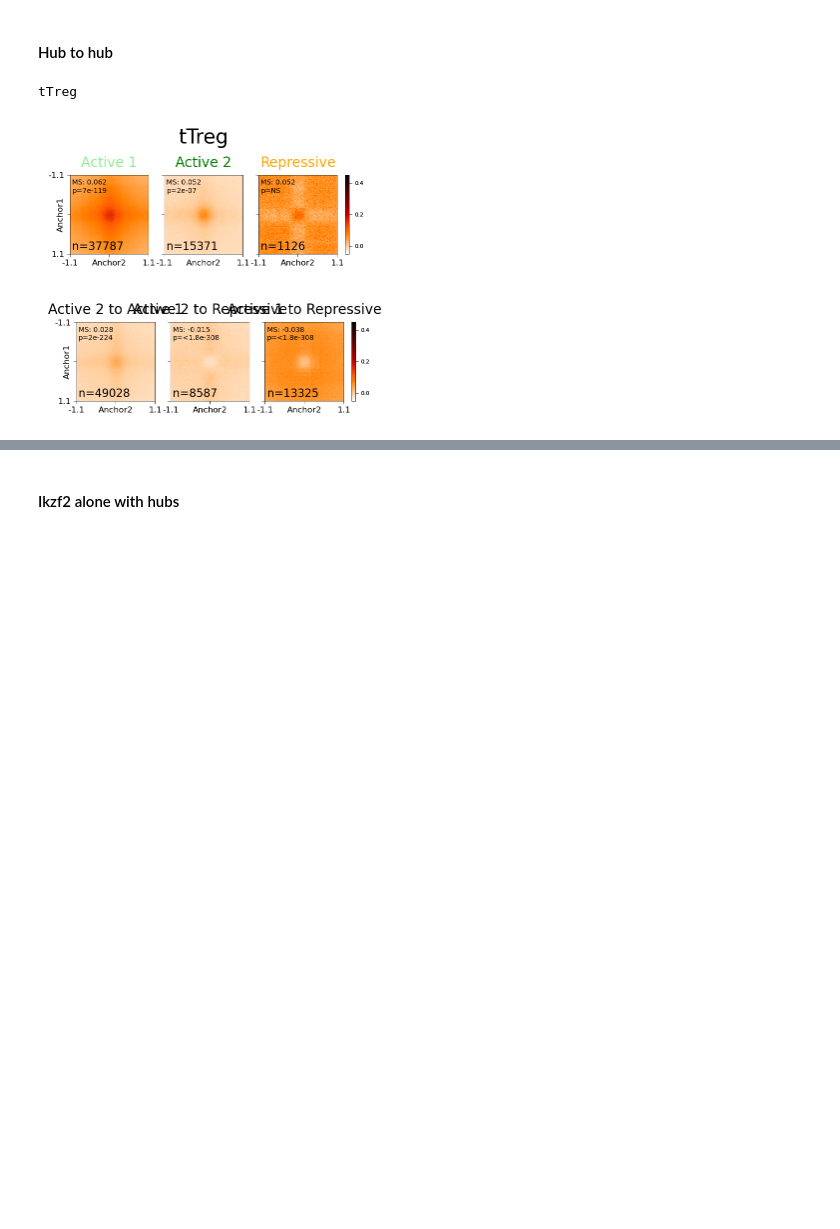
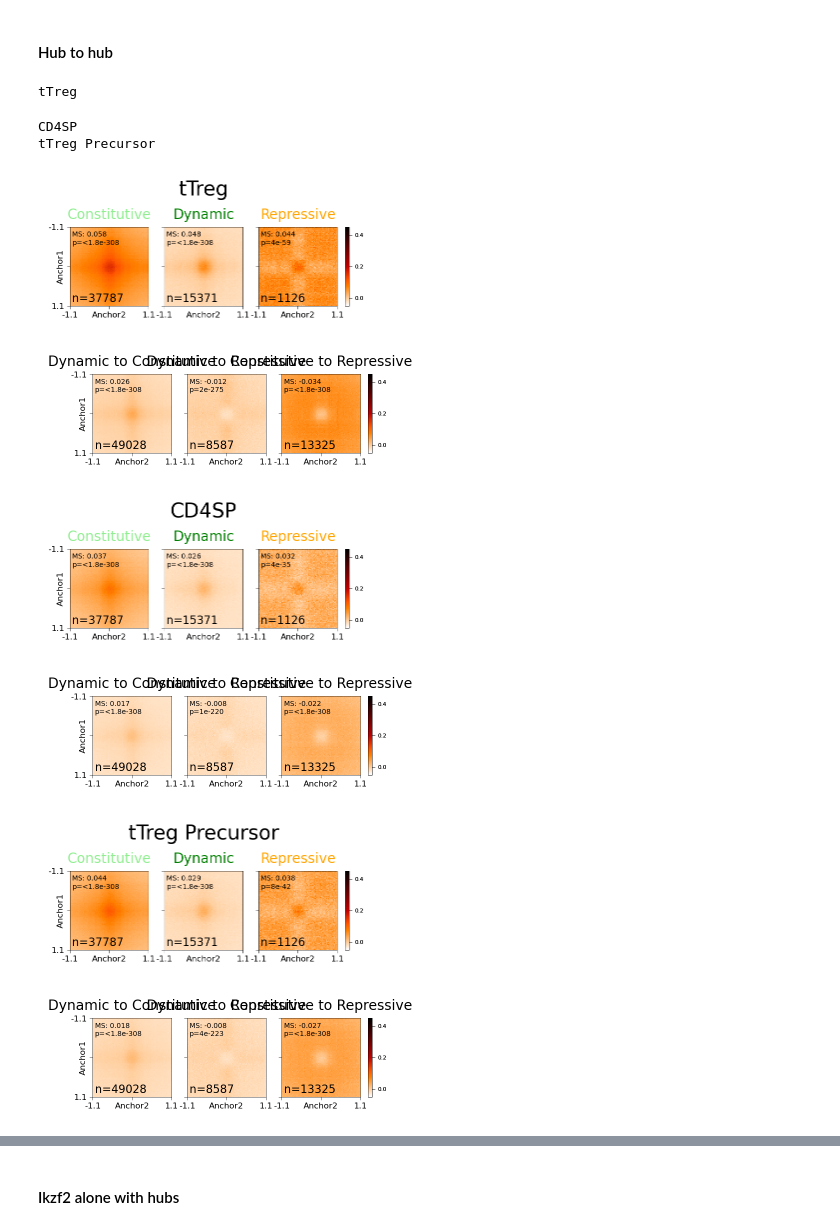
Before and after one commit to pritykinlab/metadomain_paper, a Jupyter notebook: pileups/Pileup_Sakaguchi HiChIP Hubs.ipynb, the cells around one changed output, grey strips where cells are left out. Drawn from its saved outputs; the diff is of its cells as text; code cells hidden in the pictures; blank space fills up the shorter version.

```diff
--- a/pileups/Pileup_Sakaguchi HiChIP Hubs.ipynb
+++ b/pileups/Pileup_Sakaguchi HiChIP Hubs.ipynb
@@ -10,16 +13,13 @@ reload(make_figure4)
 from make_figure4 import *
 import pickle
 
-goodinds = pickle.load(open('./for_snipping/goodinds', 'rb'))
-merged_clustdict = pickle.load(open('./for_snipping/merged_clustdict', 'rb'))
-merged_inds_to_subset = pickle.load(open('./for_snipping/merged_inds_to_subset', 'rb'))
-
-
-cooldict_50kb = pickle.load(open('./for_snipping/cooldict_50kb', 'rb'))
-ind_to_gene = pickle.load(open('./for_snipping/ind_to_gene', 'rb'))
-all_ind_to_region = pickle.load(open('./for_snipping/all_ind_to_region', 'rb'))
-
-my_treg_comp = pickle.load(open('./for_snipping/my_treg_comp', 'rb'))
+goodinds = pickle.load(open('./intermediate_files/goodinds', 'rb'))
+merged_clustdict = pickle.load(open('./intermediate_files/merged_clustdict', 'rb'))
+merged_inds_to_subset = pickle.load(open('./intermediate_files/merged_inds_to_subset', 'rb'))
+cooldict_50kb = pickle.load(open('./intermediate_files/cooldict_50kb', 'rb'))
+ind_to_gene = pickle.load(open('./intermediate_files/ind_to_gene', 'rb'))
+all_ind_to_region = pickle.load(open('./intermediate_files/all_ind_to_region', 'rb'))
+my_treg_comp = np.load('./intermediate_files/my_treg_comp.npy')
 # %%
 %load_ext autoreload
 %autoreload
@@ -146,26 +143,31 @@ Done with chrX
 # %%
 !mkdir -p plots/inter_saka_pileup
 
 newline = '\n'
 all_results_dicts = {}
 for key in inter_all_mat_dict:
     print(key)
     (fig_within_cluster, fig_between_cluster), results = plot_cluster_pileups_from_result(key, inter_all_mat_dict, inter_all_metadata,
                                      inter_all_metadata['cluster1'].unique(),
                                      res = 25_000,
                                      vmax = .45,
                                      vmin = -.05,
                                      columns_to_names = columns_to_names,
                                      row_colors_dict = row_colors_dict,
                                      s1 = 4,
-                                     center = 5,
+                                     center = 5, center_method='center_square',
                                     )
     fig_within_cluster.suptitle(f"{key}", y=4, x=1.7, ha='center')
-    fig_within_cluster.savefig(f'./plots/inter_saka_pileup/{key}_within_cluster.pdf', bbox_inches='tight')
-    fig_between_cluster.savefig(f'./plots/inter_saka_pileup/{key}_between_cluster.pdf', bbox_inches='tight')
+    fig_within_cluster.savefig(f'./plots/paper/fig4/{key}_within_cluster.pdf', bbox_inches='tight')
+    fig_between_cluster.savefig(f'./plots/paper/fig4/{key}_between_cluster.pdf', bbox_inches='tight')
     all_results_dicts[key] = results
-    break
 # %% [output]
 tTreg
+CD4SP
+tTreg Precursor
-[figure, old version]
+[figure, new version]
-[figure, old version]
+[figure, new version]
+[figure, added]
+[figure, added]
+[figure, added]
+[figure, added]
```
Also changed, not shown: parts of 4 cells of this notebook, 3 other files.
